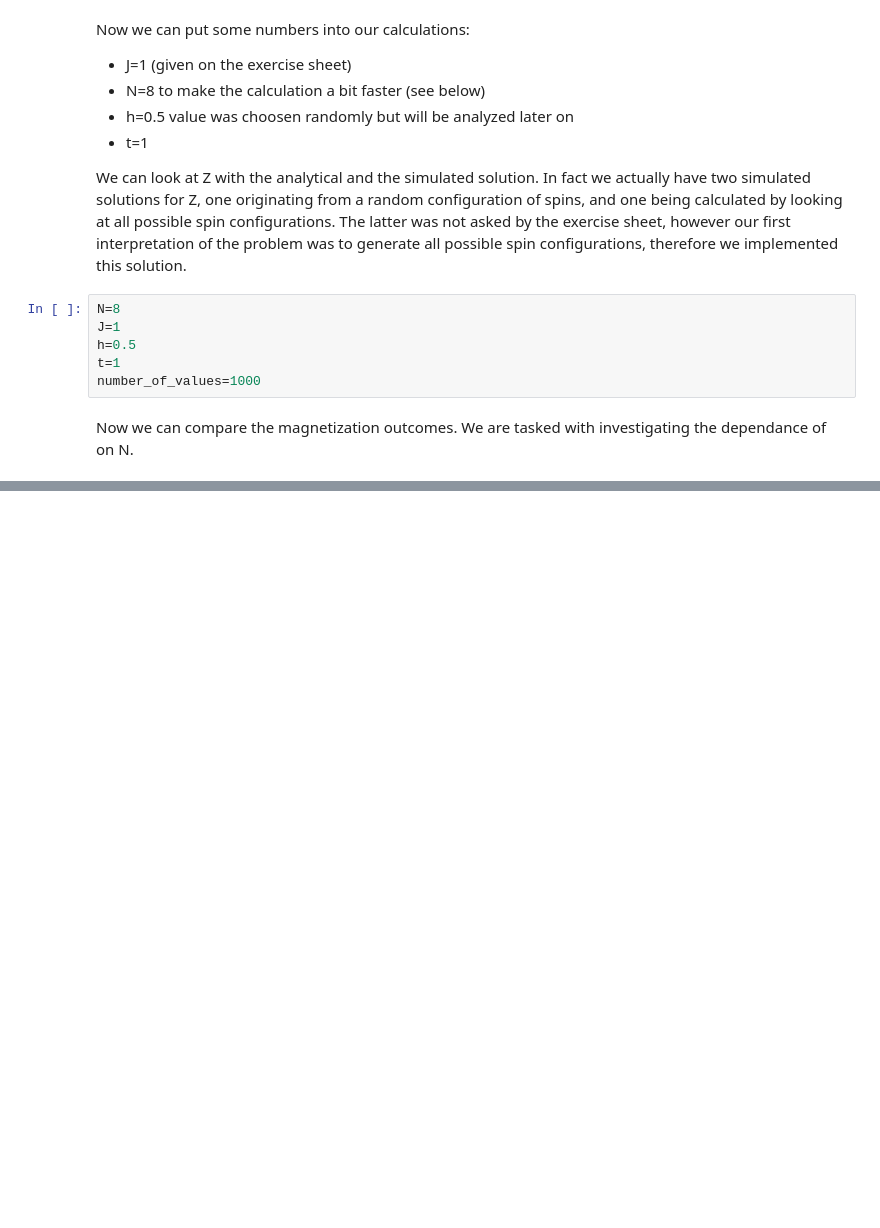
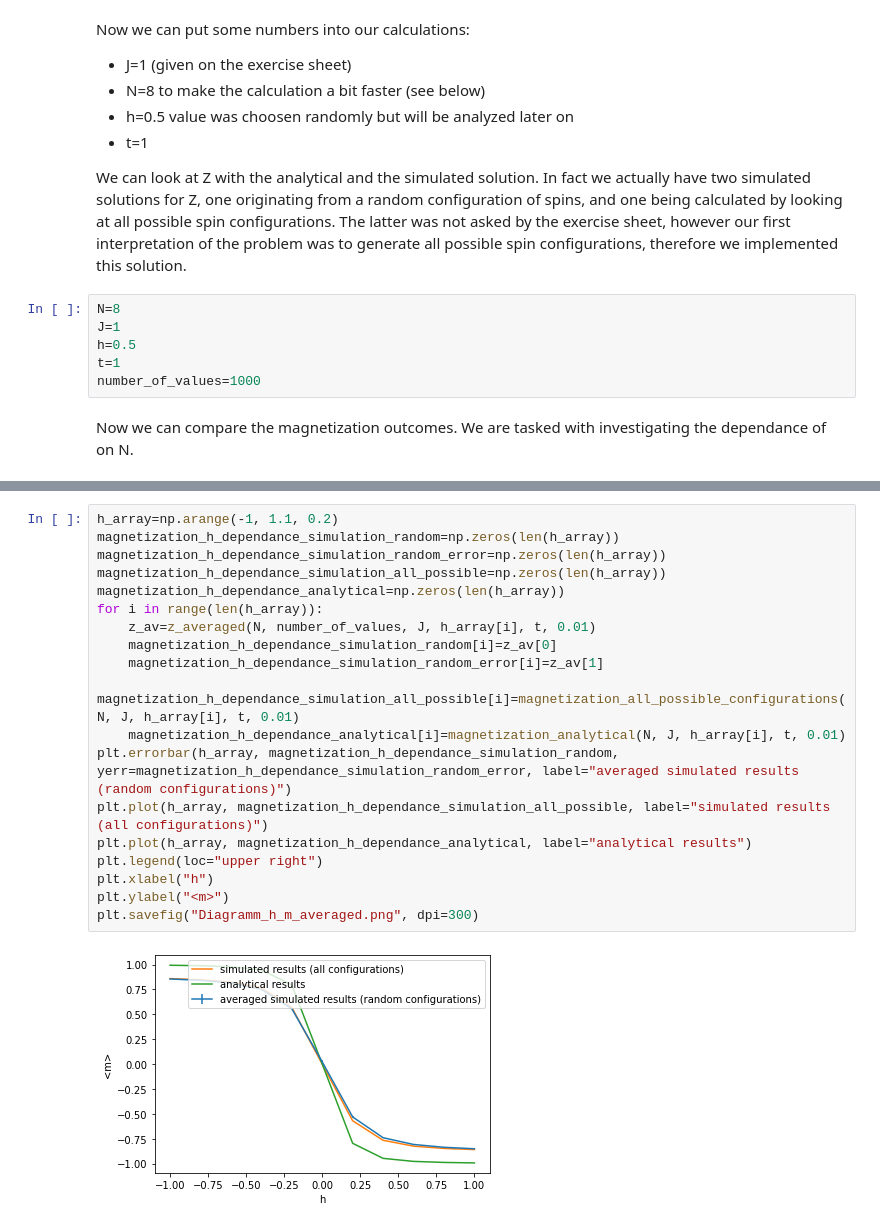
Before and after one commit to thomas-matt-block/physics760_Martin, a Jupyter notebook: Exercise 1/exercise1.ipynb, the cells around one changed output, grey strips where cells are left out. Drawn from its saved outputs; the diff is of its cells as text; blank space fills up the shorter version.

```diff
--- a/Exercise 1/exercise1.ipynb
+++ b/Exercise 1/exercise1.ipynb
@@ -196,0 +260,21 @@ This also looks as expected: The analytical result is mostly echoed by the simul
+# %%
+h_array=np.arange(-1, 1.1, 0.2)
+magnetization_h_dependance_simulation_random=np.zeros(len(h_array))
+magnetization_h_dependance_simulation_random_error=np.zeros(len(h_array))
+magnetization_h_dependance_simulation_all_possible=np.zeros(len(h_array))
+magnetization_h_dependance_analytical=np.zeros(len(h_array))
+for i in range(len(h_array)):
+    z_av=z_averaged(N, number_of_values, J, h_array[i], t, 0.01)
+    magnetization_h_dependance_simulation_random[i]=z_av[0]
+    magnetization_h_dependance_simulation_random_error[i]=z_av[1]
+    magnetization_h_dependance_simulation_all_possible[i]=magnetization_all_possible_configurations(N, J, h_array[i], t, 0.01)
+    magnetization_h_dependance_analytical[i]=magnetization_analytical(N, J, h_array[i], t, 0.01)
+plt.errorbar(h_array, magnetization_h_dependance_simulation_random, yerr=magnetization_h_dependance_simulation_random_error, label="averaged simulated results (random configurations)")
+plt.plot(h_array, magnetization_h_dependance_simulation_all_possible, label="simulated results (all configurations)")
+plt.plot(h_array, magnetization_h_dependance_analytical, label="analytical results")
+plt.legend(loc="upper right")
+plt.xlabel("h")
+plt.ylabel("<m>")
+plt.savefig("Diagramm_h_m_averaged.png", dpi=300)
+# %% [output]
+[figure, added]
```
Also changed, not shown: parts of 12 cells of this notebook, 5 other files.
